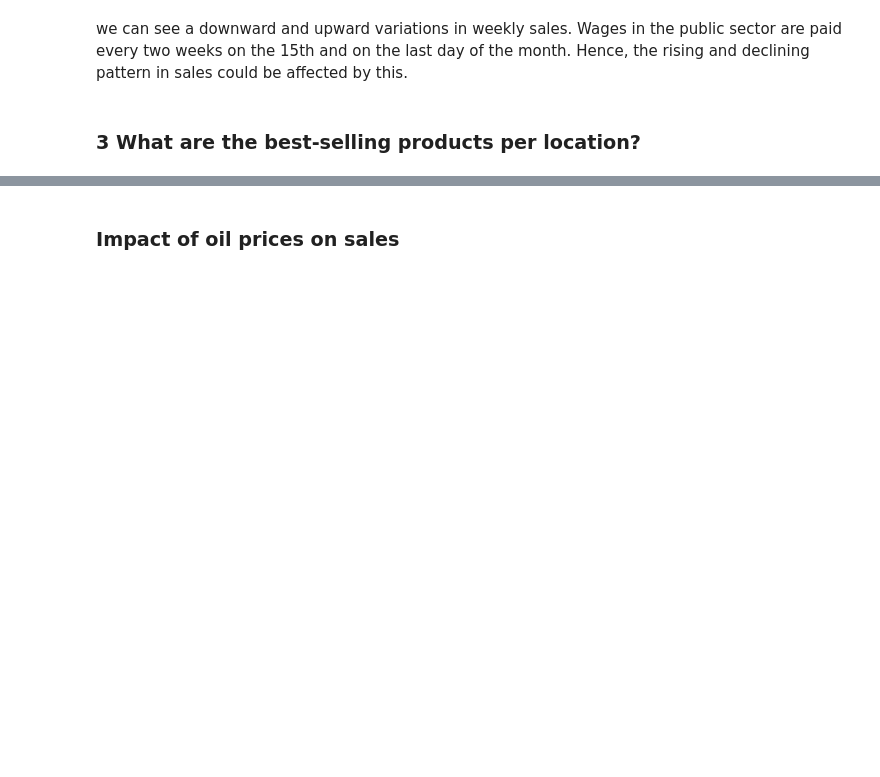
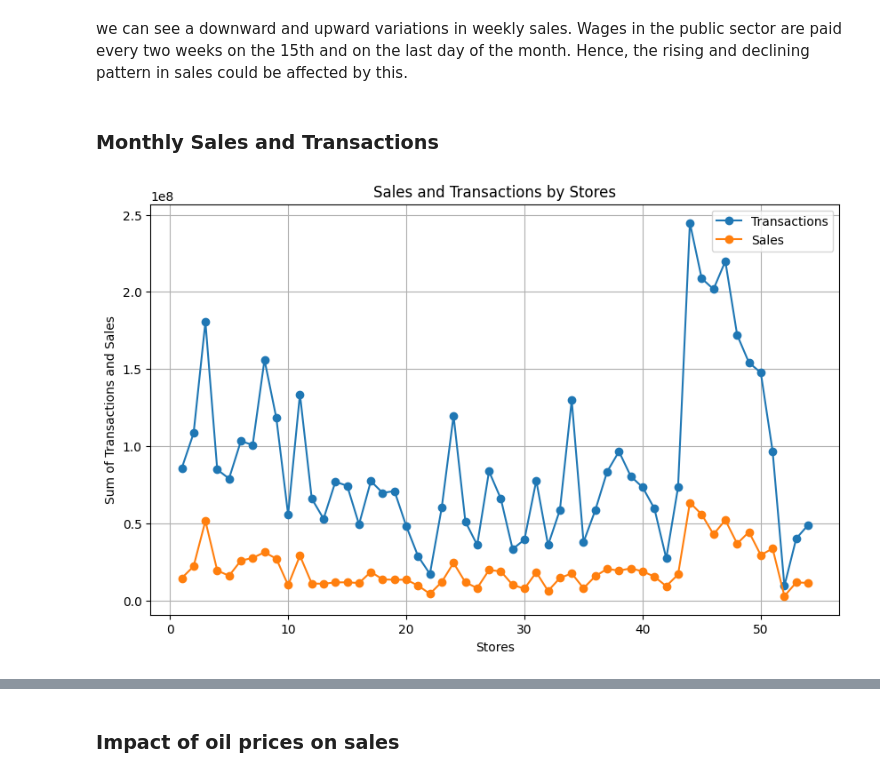
Before and after one commit to phinmaiyo/Regression-Model, a Jupyter notebook: forecasting.ipynb, the cells around one changed output, grey strips where cells are left out. Cells and saved outputs as stored; diff of their text form; code cells hidden in the pictures; blank space fills up the shorter version.

```diff
--- a/forecasting.ipynb
+++ b/forecasting.ipynb
@@ -482,6 +473,10 @@ sales_imputer= SimpleImputer(strategy= 'constant', fill_value=0)
 # The '.values.reshape(-1, 1)' reshapes the data to have a single feature (column)
 train['sales']= sales_imputer.fit_transform(train['sales'].values.reshape(-1,1))[:,0]
 train['onpromotion']= sales_imputer.fit_transform(train['onpromotion'].values.reshape(-1,1))[:,0]
+# fill id, store_nbr and family with forward fill (use the last available value)
+train['id'].fillna(method='ffill', inplace=True)
+train['store_nbr'].fillna(method='ffill', inplace=True)
+train['family'].fillna(method='ffill', inplace=True)
 # %%
 train.isna().sum()
 # %% [output]
@@ -887,7 +909,7 @@ d
 # %% [output]
 Index(['store_nbr'], dtype='object')
 # %%
-# merge stores and transactions datasets
-merged_transactions = pd.merge(transactions, stores, on='store_nbr', how='left')
-print(merged_transactions.head())
+# merge stores and train datasets
+merge3_train = pd.merge(merged2_train, stores, on='store_nbr', how='left')
+merge3_train.head
 # %% [output]
@@ -921,7 +963,7 @@ The transaction dates spans within the period of train data. hence, it will only
 # %%
 # merge train and transaction_train on 'date'
 
-merged3_train = pd.merge(merged2_train, transaction_train, on=['date','store_nbr'], how='left')
+merged3_train = pd.merge(merge3_train, transactions, on=['date','store_nbr'], how='left')
 merged3_train.head()
 # %% [output]
 |  | id | date | store_nbr | family | sales | onpromotion | DayOfWeek | oil_prices | type_x | locale | ... |
@@ -1057,5 +1144,3 @@ plt.show()
 [figure]
 # %% [markdown]
 we can see a downward and upward variations in weekly sales. Wages in the public sector are paid every two weeks on the 15th and on the last day of the month. Hence, the rising and declining pattern in sales could be affected by this.
-# %% [markdown]
-### 3	What are the best-selling products per location?
@@ -1076,0 +1147,22 @@ plt.show()
+# %% [markdown]
+### Monthly Sales and Transactions
+# %%
+# Group data by stores and transaction, and calculate the sum of transactions
+stores_transaction = merged3_train.groupby('store_nbr')["transactions"].sum().reset_index()
+stores_sale = merged3_train.groupby('store_nbr')["sales"].sum().reset_index()
+
+# Plotting the sum of transaction and sales for stores
+plt.figure(figsize=(10, 6))
+plt.plot(stores_transaction['store_nbr'], stores_transaction['transactions'], marker='o', label='Transactions')
+plt.plot(stores_sale['store_nbr'], stores_sale['sales'], marker='o', label='Sales')
+plt.title("Sales and Transactions by Stores")
+plt.xlabel("Stores")
+plt.ylabel("Sum of Transactions and Sales")
+
+# Add a legend
+plt.legend()
+
+plt.grid(True)
+plt.show()
+# %% [output]
+[figure, added]
```
Also changed, not shown: parts of 58 cells of this notebook.
